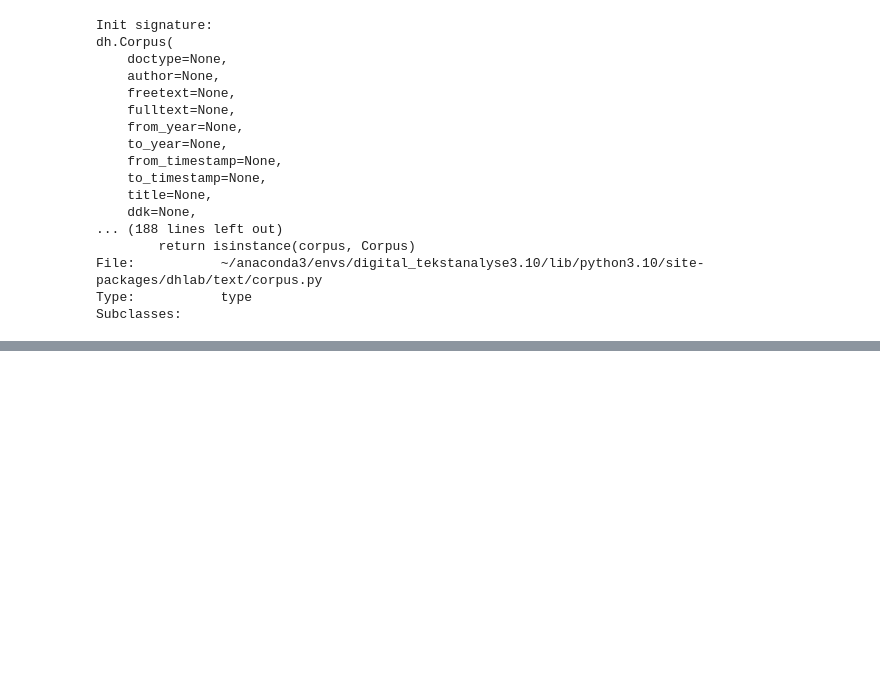
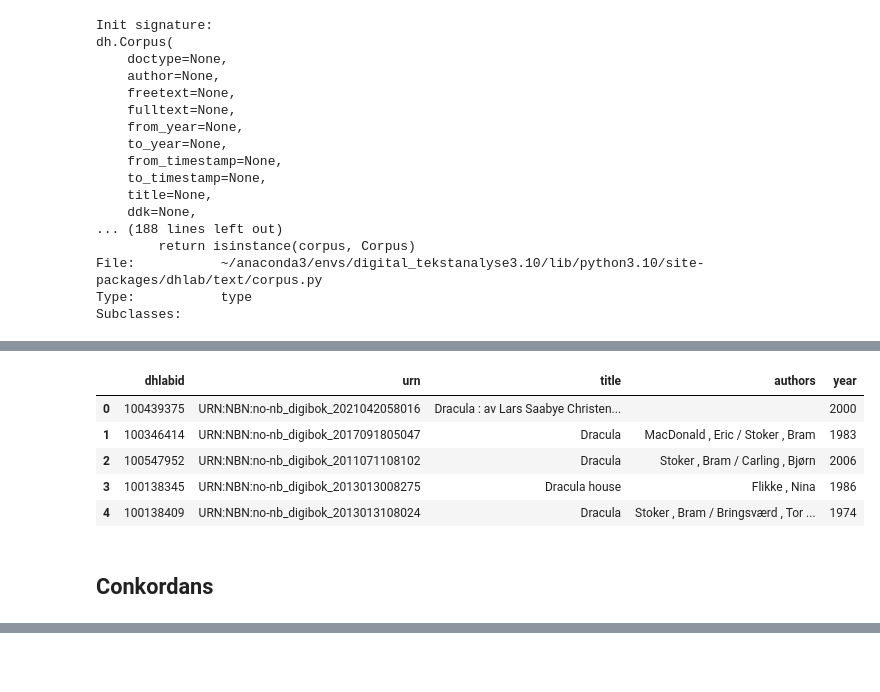
Before and after one commit to NationalLibraryOfNorway/digital_tekstanalyse, a Jupyter notebook: _sources/dhlab_class_demo.ipynb, the cells around one changed output, grey strips where cells are left out. Saved outputs shown, nothing was run; the diff lists cells and outputs as text; code cells hidden in the pictures; blank space fills up the shorter version.

```diff
--- a/_sources/dhlab_class_demo.ipynb
+++ b/_sources/dhlab_class_demo.ipynb
@@ -37,0 +49,11 @@ korpus.head()
+# %%
+korpus.frame.iloc[:5, [0,1,2,3,9]]
+# %% [output]
+|  | dhlabid | urn | title | authors | year |
+| 0 | 100439375 | URN:NBN:no-nb_digibok_2021042058016 | Dracula : av Lars Saabye Christen... |  | 2000 |
+| 1 | 100346414 | URN:NBN:no-nb_digibok_2017091805047 | Dracula | MacDonald , Eric / Stoker , Bram | 1983 |
+| 2 | 100547952 | URN:NBN:no-nb_digibok_2011071108102 | Dracula | Stoker , Bram / Carling , Bjørn | 2006 |
+| 3 | 100138345 | URN:NBN:no-nb_digibok_2013013008275 | Dracula house | Flikke , Nina | 1986 |
+| 4 | 100138409 | URN:NBN:no-nb_digibok_2013013108024 | Dracula | Stoker , Bram / Bringsværd , Tor ... | 1974 |
+# %% [markdown]
+## Conkordans
```
Also changed, not shown: parts of 12 cells of this notebook, 3 other files.
